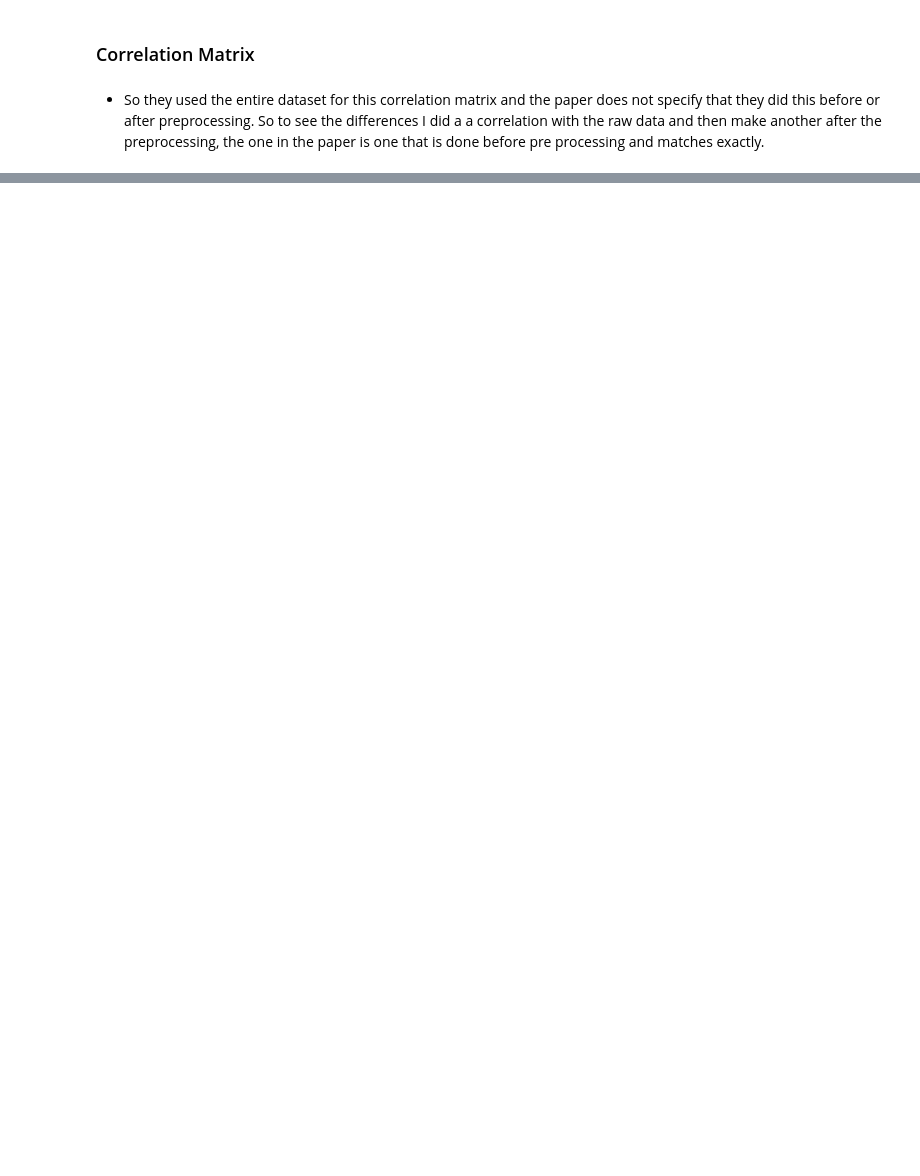
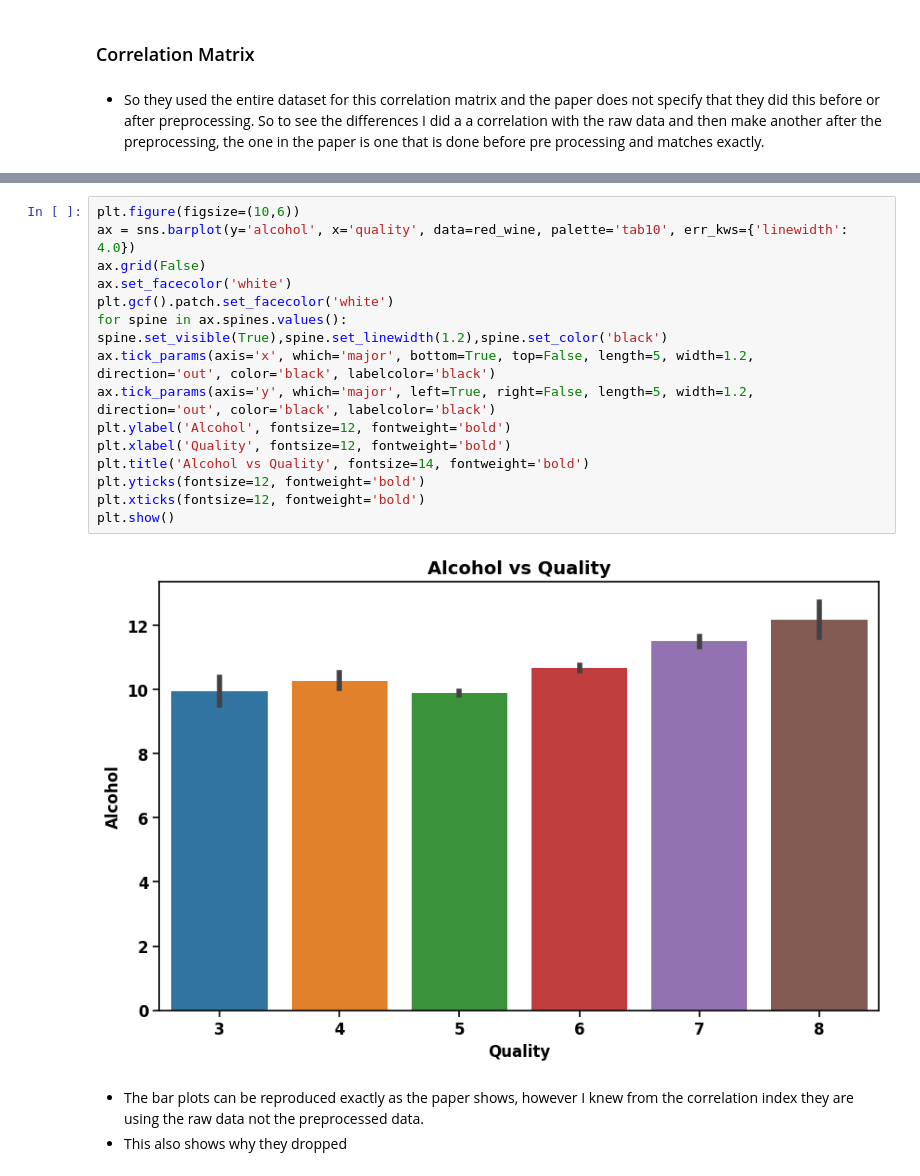
Before and after one commit to Priceaj89/DATA6550-Bias-Reproducibility, a Jupyter notebook: CODE/PRICE/Wine_reproduceability_AlexanderPrice.ipynb, the cells around one changed output, grey strips where cells are left out. Saved outputs shown, nothing was run; the diff lists cells and outputs as text; blank space fills up the shorter version.

```diff
--- a/CODE/PRICE/Wine_reproduceability_AlexanderPrice.ipynb
+++ b/CODE/PRICE/Wine_reproduceability_AlexanderPrice.ipynb
@@ -153,0 +217,20 @@ plt.show()
+# %%
+plt.figure(figsize=(10,6))
+ax = sns.barplot(y='alcohol', x='quality', data=red_wine, palette='tab10', err_kws={'linewidth': 4.0})
+ax.grid(False)
+ax.set_facecolor('white')
+plt.gcf().patch.set_facecolor('white')
+for spine in ax.spines.values(): spine.set_visible(True),spine.set_linewidth(1.2),spine.set_color('black')
+ax.tick_params(axis='x', which='major', bottom=True, top=False, length=5, width=1.2, direction='out', color='black', labelcolor='black')
+ax.tick_params(axis='y', which='major', left=True, right=False, length=5, width=1.2, direction='out', color='black', labelcolor='black')
+plt.ylabel('Alcohol', fontsize=12, fontweight='bold')
+plt.xlabel('Quality', fontsize=12, fontweight='bold')
+plt.title('Alcohol vs Quality', fontsize=14, fontweight='bold')
+plt.yticks(fontsize=12, fontweight='bold')
+plt.xticks(fontsize=12, fontweight='bold')
+plt.show()
+# %% [output]
+[figure, added]
+# %% [markdown]
+- The bar plots can be reproduced exactly as the paper shows, however I knew from the correlation index they are using the raw data not the preprocessed data.
+- This also shows why they dropped
```
Also changed, not shown: parts of 29 cells of this notebook.
